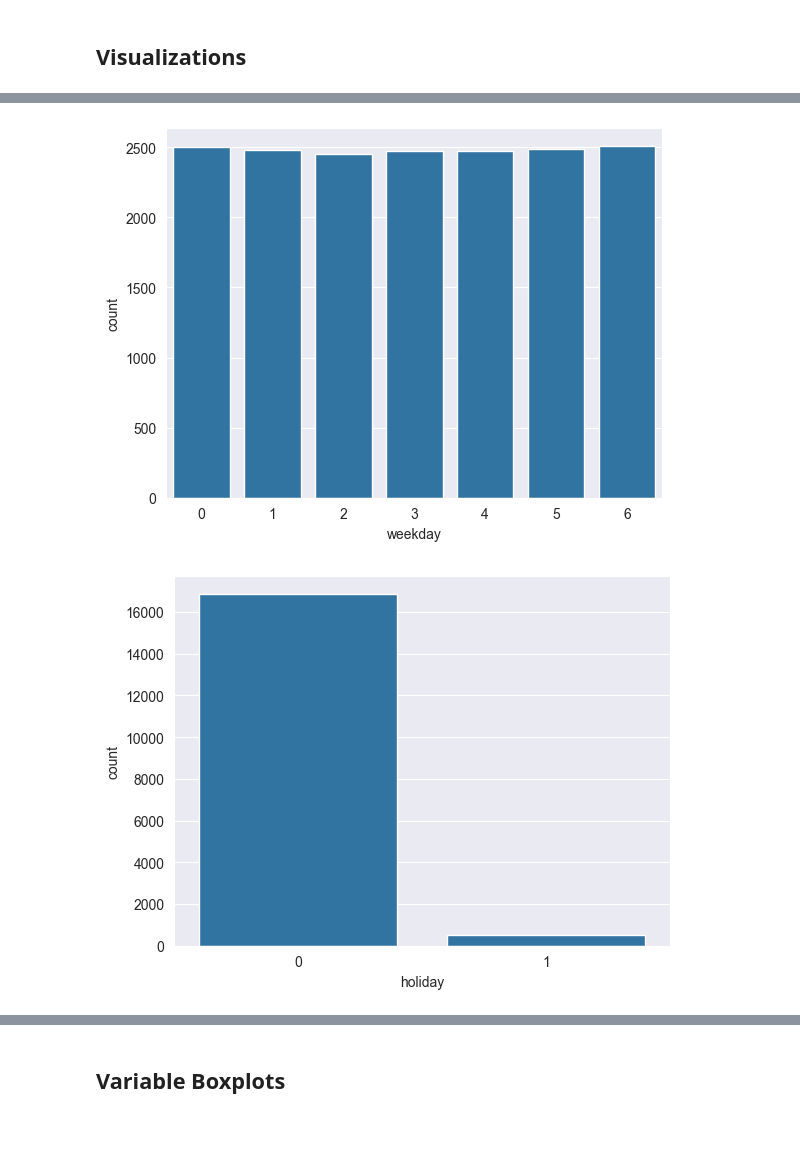
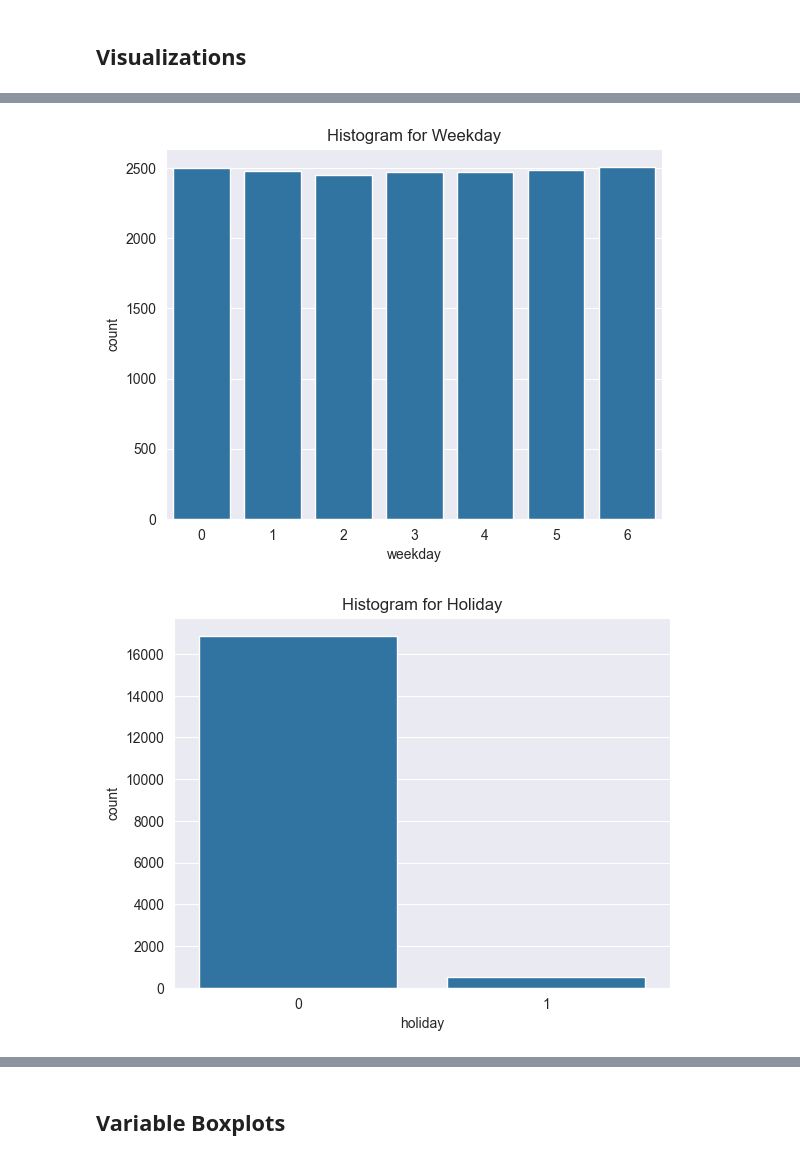
Before and after one commit to Vitalijs-Tickovs/Training_For_Accenture, a Jupyter notebook: Bike_Project/EDA.ipynb, the cells around one changed output, grey strips where cells are left out. Cells and saved outputs as stored; diff of their text form; code cells hidden in the pictures; blank space fills up the shorter version.

```diff
--- a/Bike_Project/EDA.ipynb
+++ b/Bike_Project/EDA.ipynb
@@ -96,14 +102,16 @@ fig.savefig("workingday_countplot.png")
 # %%
 count_plot= sns.countplot(x='weekday', data=data)
+plt.title('Histogram for Weekday')
 fig = count_plot.get_figure()
 fig.savefig("weekday_countplot.png")
 # %% [output]
-[figure, old version]
+[figure, new version]
 # %%
 count_plot = sns.countplot(x='holiday', data=data)
+plt.title('Histogram for Holiday')
 fig = count_plot.get_figure()
 fig.savefig("holiday_countplot.png")
 # %% [output]
-[figure, old version]
+[figure, new version]
 # %%
 count_plot =sns.countplot(x='season', data=data)
```
Also changed, not shown: parts of 14 cells of this notebook, 2 other files.
